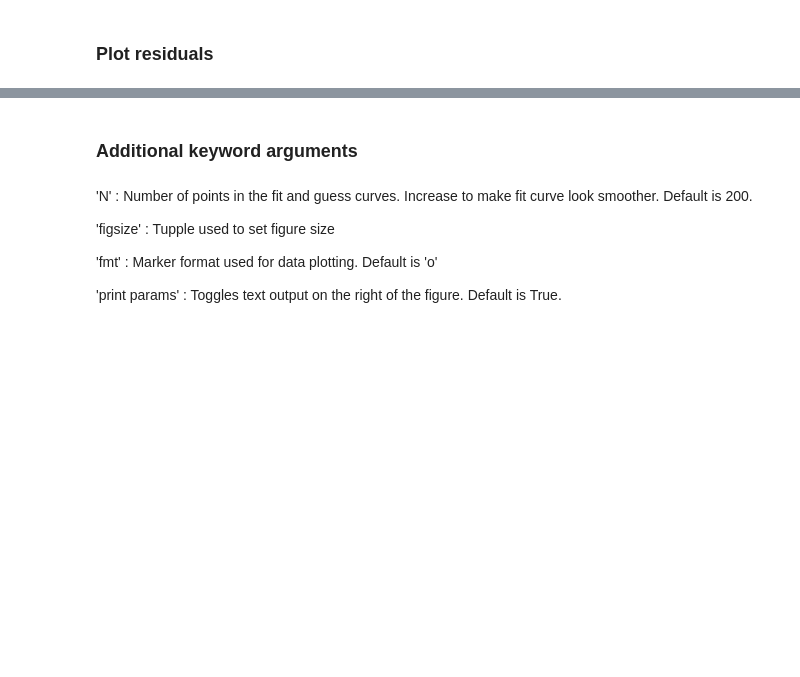
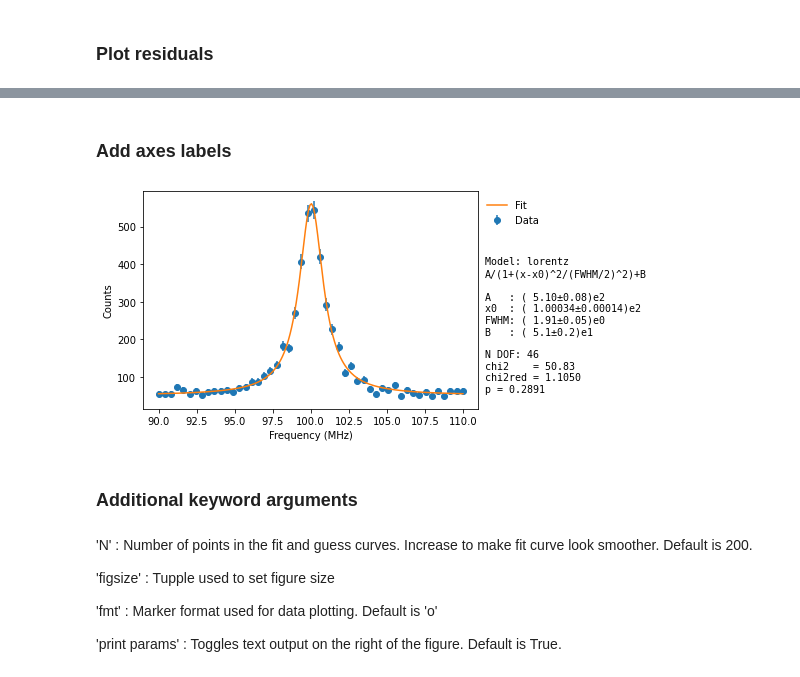
Before and after one commit to M-Hayhurst/lazyfit, a Jupyter notebook: Test Notebooks/Lazyfit Feature Overview.ipynb, the cells around one changed output, grey strips where cells are left out. Cells and saved outputs as stored; diff of their text form; code cells hidden in the pictures; blank space fills up the shorter version.

Commit message:
Add axes labels to wrapper. Include in feature overview

```diff
--- a/Test Notebooks/Lazyfit Feature Overview.ipynb
+++ b/Test Notebooks/Lazyfit Feature Overview.ipynb
@@ -147,3 +144,9 @@ fit.plot(plot_residuals=True);
+# %% [markdown]
+### Add axes labels
+# %%
+fit.plot(xlabel='Frequency (MHz)', ylabel='Counts');
+# %% [output]
+[figure, added]
 # %% [markdown]
 ### Additional keyword arguments
 # %% [markdown]
```
Also changed, not shown: parts of 20 cells of this notebook, 1 other file.
